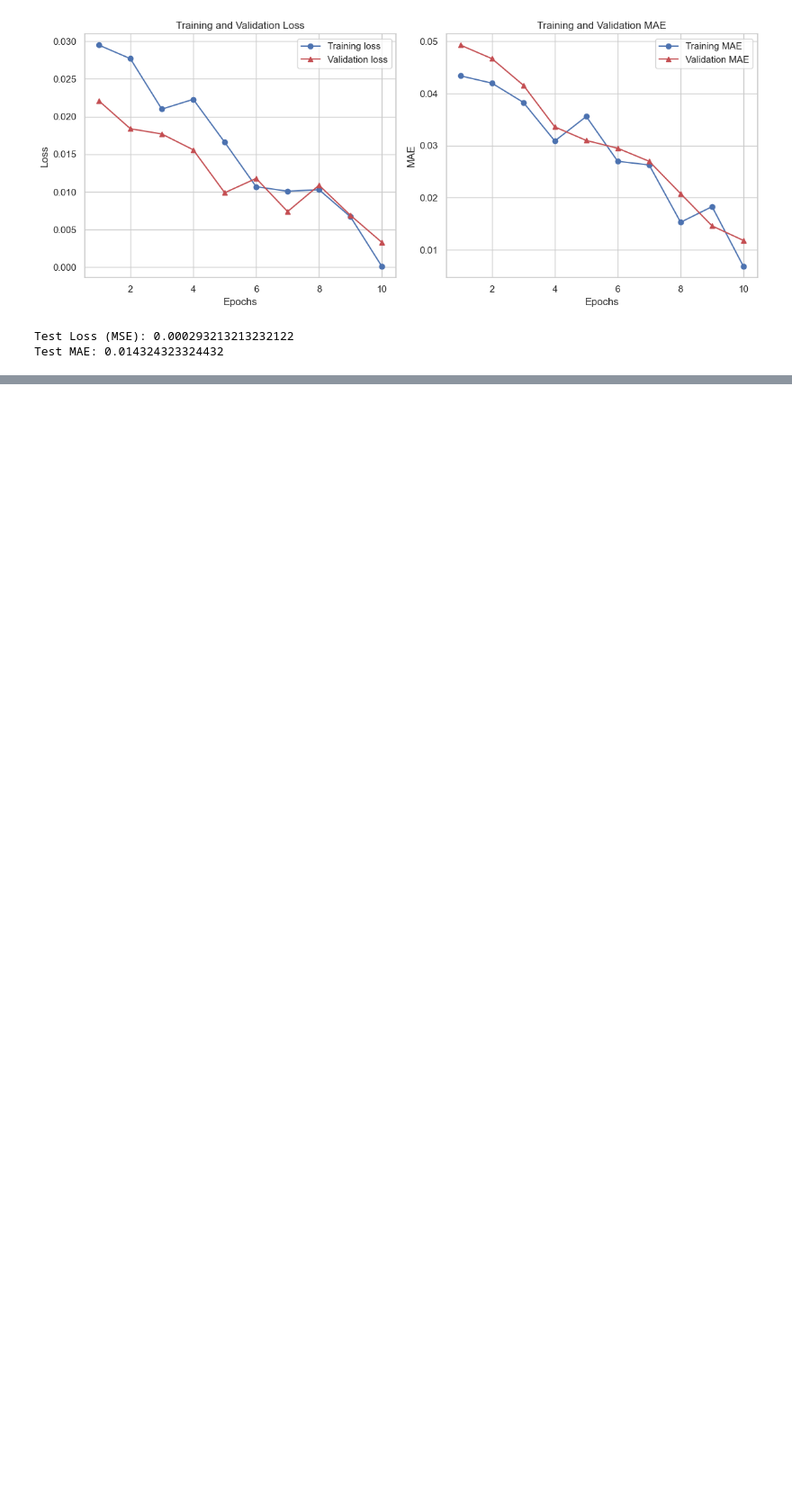
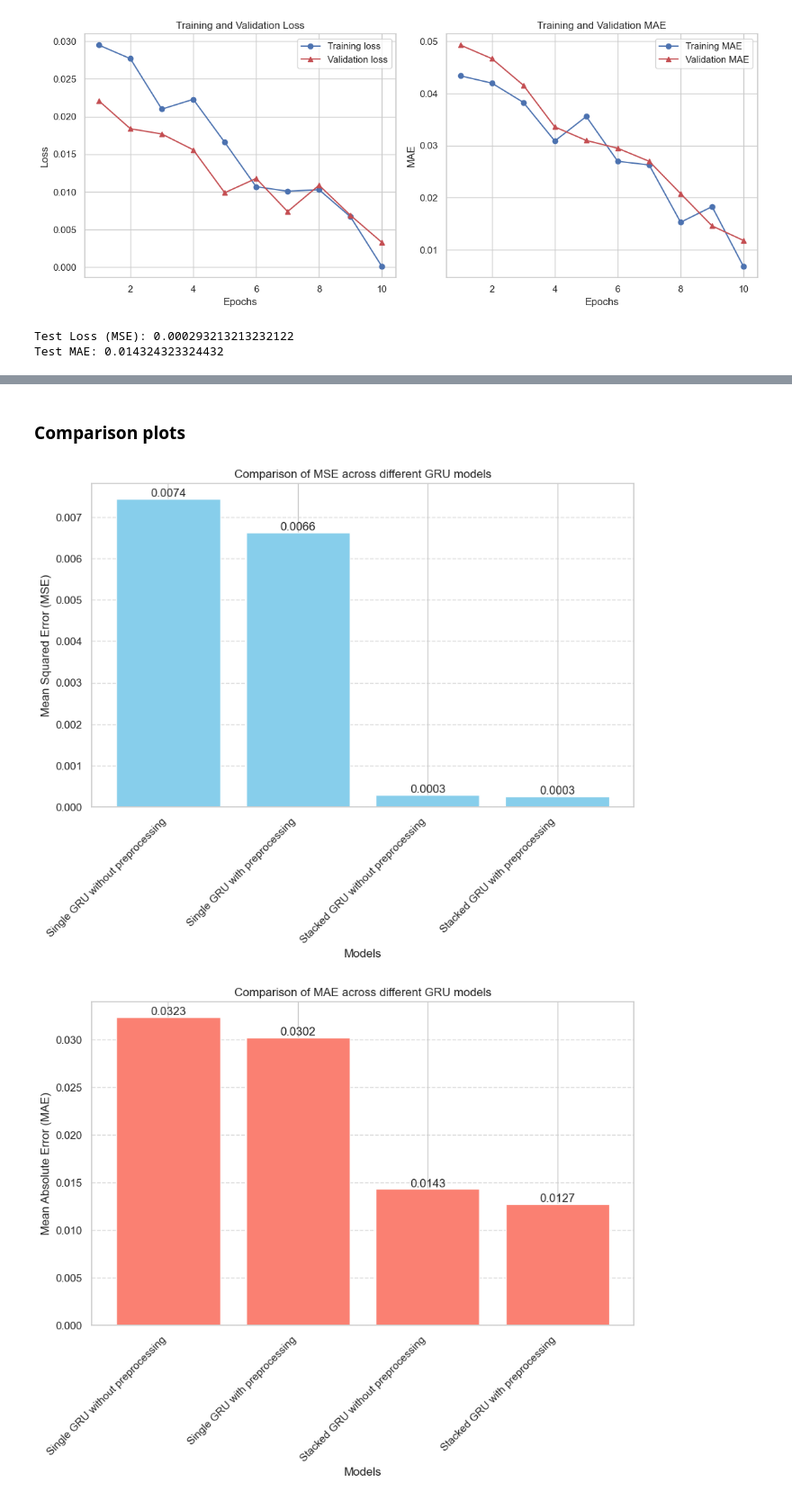
Before and after one commit to sushmitha2721/time_series_forecasting, a Jupyter notebook: final_project_code.ipynb, the cells around one changed output, grey strips where cells are left out. Shown at 90% size. Cells and saved outputs as stored; diff of their text form; code cells hidden in the pictures; blank space fills up the shorter version.

```diff
--- a/final_project_code.ipynb
+++ b/final_project_code.ipynb
@@ -570,0 +677,52 @@ Test MAE: 0.014324323324432
+# %% [markdown]
+### Comparison plots
+# %%
+import matplotlib.pyplot as plt
+
+# Assuming these are the results from your evaluations
+results = {
+    'Single GRU without preprocessing': {'MSE': loss1, 'MAE': mae1},
+    'Single GRU with preprocessing': {'MSE': loss2, 'MAE': mae2},
+    'Stacked GRU without preprocessing': {'MSE': loss3, 'MAE': mae3},
+    'Stacked GRU with preprocessing': {'MSE': loss4, 'MAE': mae4},
+}
+
+# Extracting the names of the models, and their corresponding MSE and MAE values
+model_names = list(results.keys())
+mse_values = [results[model]['MSE'] for model in model_names]
+mae_values = [results[model]['MAE'] for model in model_names]
+
+# Plotting the comparison for MSE
+plt.figure(figsize=(10, 6))
+bars = plt.bar(model_names, mse_values, color='skyblue')
+plt.xlabel('Models')
+plt.ylabel('Mean Squared Error (MSE)')
+plt.title('Comparison of MSE across different GRU models')
+plt.xticks(rotation=45, ha='right')
+plt.grid(axis='y', linestyle='--', alpha=0.7)
+
+# Adding the data values on top of the bars
+for bar in bars:
+    yval = bar.get_height()
+    plt.text(bar.get_x() + bar.get_width()/2, yval, round(yval, 4), ha='center', va='bottom')
+
+plt.show()
+
+# Plotting the comparison for MAE
+plt.figure(figsize=(10, 6))
+bars = plt.bar(model_names, mae_values, color='salmon')
+plt.xlabel('Models')
+plt.ylabel('Mean Absolute Error (MAE)')
+plt.title('Comparison of MAE across different GRU models')
+plt.xticks(rotation=45, ha='right')
+plt.grid(axis='y', linestyle='--', alpha=0.7)
+
+# Adding the data values on top of the bars
+for bar in bars:
+    yval = bar.get_height()
+    plt.text(bar.get_x() + bar.get_width()/2, yval, round(yval, 4), ha='center', va='bottom')
+
+plt.show()
+# %% [output]
+[figure, added]
+[figure, added]
```
Also changed, not shown: parts of 5 cells of this notebook.
